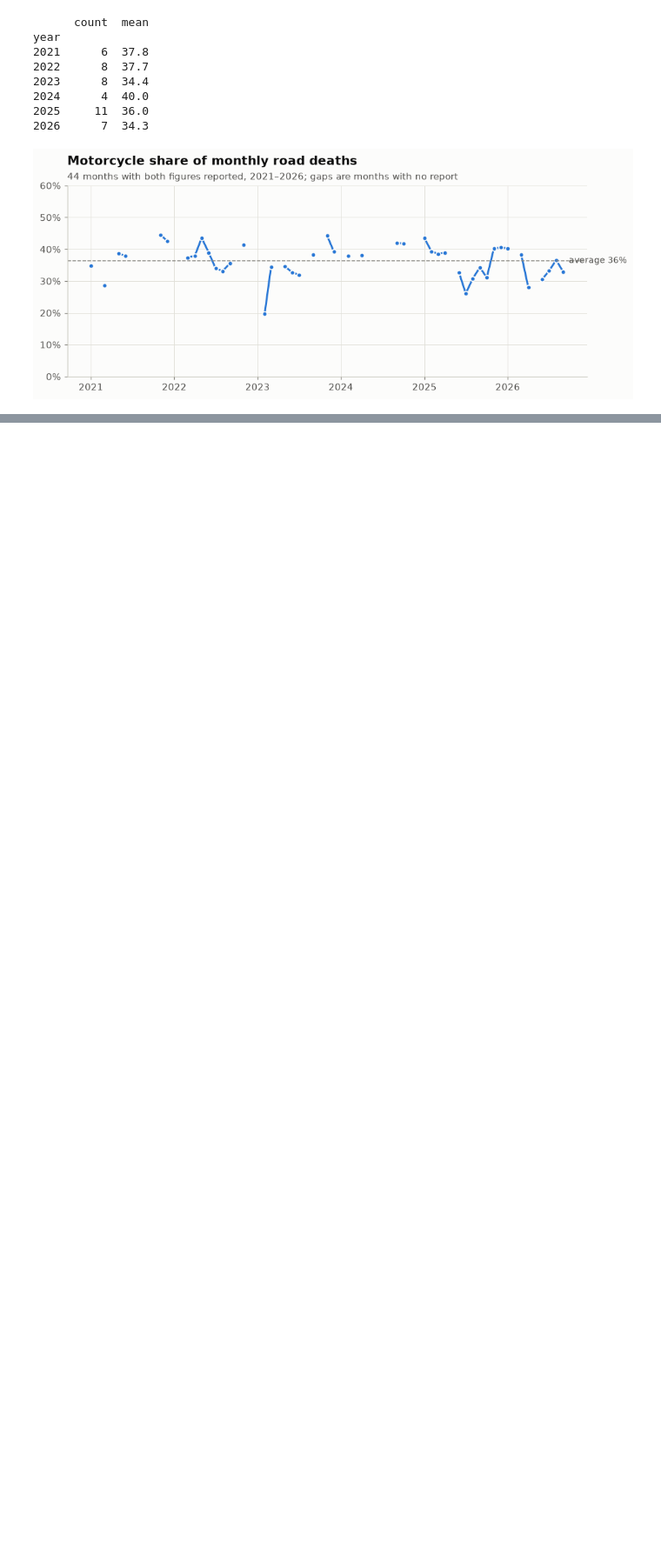
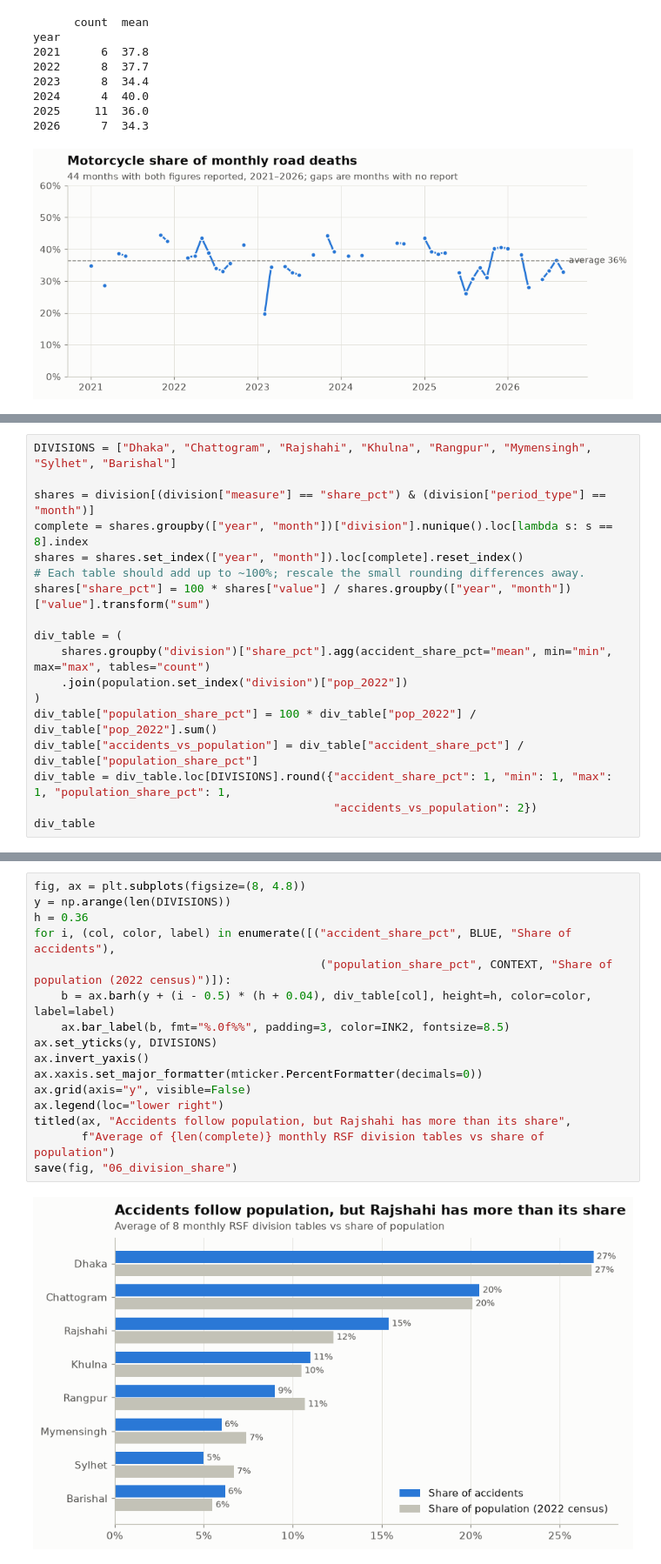
Before and after one commit to MehrazRumman/BD-Road-Accident, a Jupyter notebook: notebooks/02_analysis.ipynb, the cells around one changed output, grey strips where cells are left out. Shown at 87% size. Cells and saved outputs as stored; diff of their text form; blank space fills up the shorter version.

Commit message:
Add deaths by division analysis

```diff
--- a/notebooks/02_analysis.ipynb
+++ b/notebooks/02_analysis.ipynb
@@ -268,0 +277,18 @@ year
+# %%
+DIVISIONS = ["Dhaka", "Chattogram", "Rajshahi", "Khulna", "Rangpur", "Mymensingh", "Sylhet", "Barishal"]
+
+shares = division[(division["measure"] == "share_pct") & (division["period_type"] == "month")]
+complete = shares.groupby(["year", "month"])["division"].nunique().loc[lambda s: s == 8].index
+shares = shares.set_index(["year", "month"]).loc[complete].reset_index()
+# Each table should add up to ~100%; rescale the small rounding differences away.
+shares["share_pct"] = 100 * shares["value"] / shares.groupby(["year", "month"])["value"].transform("sum")
+
+div_table = (
+    shares.groupby("division")["share_pct"].agg(accident_share_pct="mean", min="min", max="max", tables="count")
+    .join(population.set_index("division")["pop_2022"])
+)
+div_table["population_share_pct"] = 100 * div_table["pop_2022"] / div_table["pop_2022"].sum()
+div_table["accidents_vs_population"] = div_table["accident_share_pct"] / div_table["population_share_pct"]
+div_table = div_table.loc[DIVISIONS].round({"accident_share_pct": 1, "min": 1, "max": 1, "population_share_pct": 1,
+                                            "accidents_vs_population": 2})
+div_table
@@ -268,0 +306,18 @@ year
+# %%
+fig, ax = plt.subplots(figsize=(8, 4.8))
+y = np.arange(len(DIVISIONS))
+h = 0.36
+for i, (col, color, label) in enumerate([("accident_share_pct", BLUE, "Share of accidents"),
+                                          ("population_share_pct", CONTEXT, "Share of population (2022 census)")]):
+    b = ax.barh(y + (i - 0.5) * (h + 0.04), div_table[col], height=h, color=color, label=label)
+    ax.bar_label(b, fmt="%.0f%%", padding=3, color=INK2, fontsize=8.5)
+ax.set_yticks(y, DIVISIONS)
+ax.invert_yaxis()
+ax.xaxis.set_major_formatter(mticker.PercentFormatter(decimals=0))
+ax.grid(axis="y", visible=False)
+ax.legend(loc="lower right")
+titled(ax, "Accidents follow population, but Rajshahi has more than its share",
+       f"Average of {len(complete)} monthly RSF division tables vs share of population")
+save(fig, "06_division_share")
+# %% [output]
+[figure, added]
```
Also changed, not shown: parts of 7 cells of this notebook, 2 other files.
